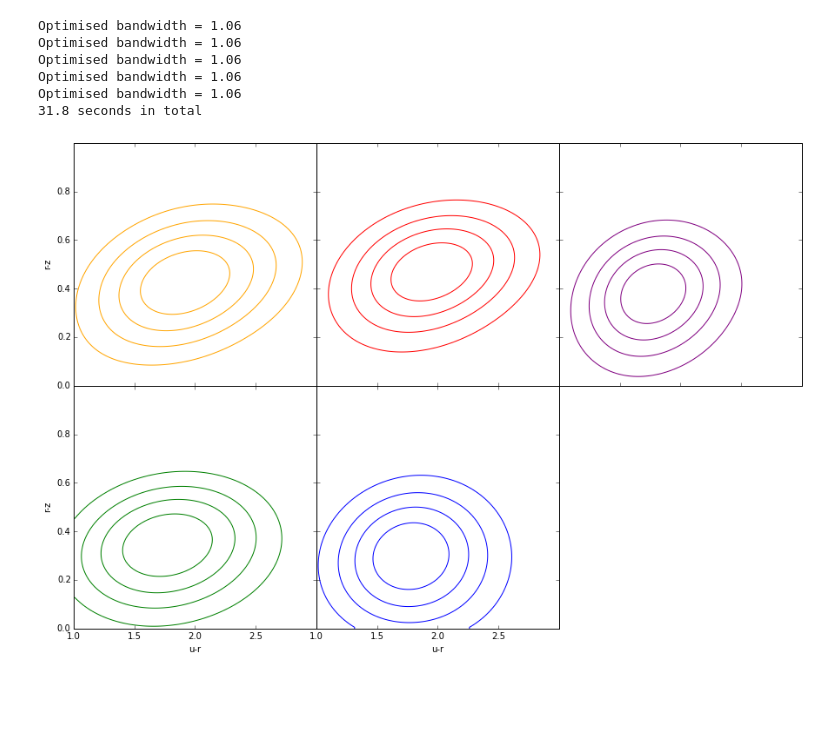
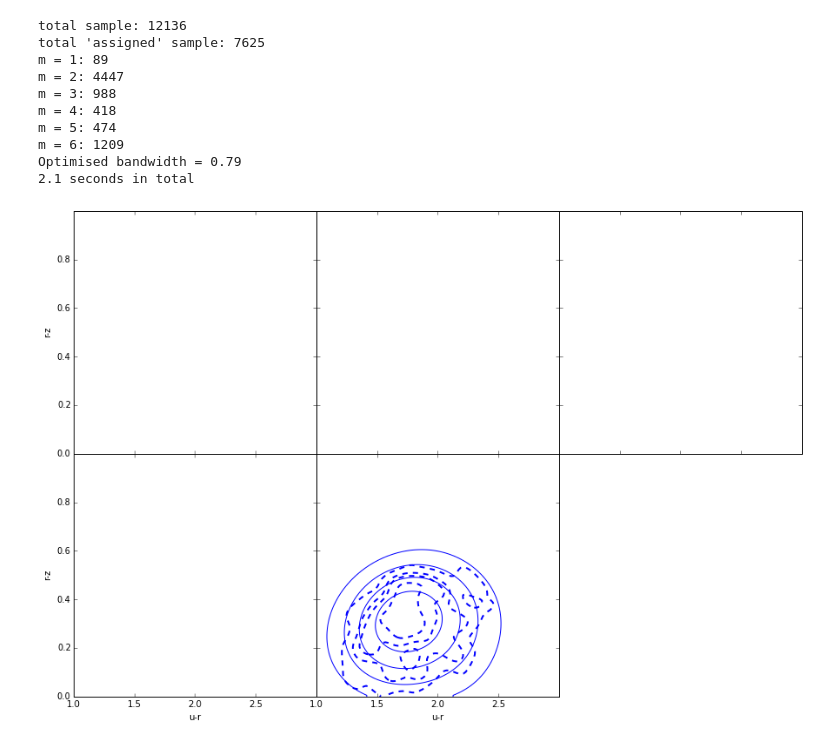
Before and after one commit to bamford/Debiasing-testing, a Jupyter notebook: Plotting_code_notebooks/2d_KDEs_v2.ipynb, the cells around one changed output. Saved outputs shown, nothing was run; the diff lists cells and outputs as text; code cells hidden in the pictures; blank space fills up the shorter version.

Commit message:
Have plotted up the output values

```diff
--- a/Plotting_code_notebooks/2d_KDEs_v2.ipynb
+++ b/Plotting_code_notebooks/2d_KDEs_v2.ipynb
@@ -29,8 +29,8 @@ def get_bins(N,x_range,y_range):
 def get_kde(values,x_range,y_range,bandwidth='optimal',N_out=100,print_bandwidth=False):
 
     if bandwidth == 'optimal':
-        params = {'bandwidth': np.linspace(0.01, 2,20)}
-        grid = GridSearchCV(KernelDensity(), params)
+        params = {'bandwidth': np.logspace(-1,1,50)}
+        grid = GridSearchCV(KernelDensity(), params,cv=10)
         grid.fit(values)
         u = grid.best_estimator_.bandwidth
 
@@ -41,12 +41,14 @@ def get_kde(values,x_range,y_range,bandwidth='optimal',N_out=100,print_bandwidth
     kde = KernelDensity(kernel='gaussian', bandwidth=u).fit(values)
     dens = np.exp(kde.score_samples(xy).reshape(N_out,N_out))
 
+
+
     if print_bandwidth:
         print('Optimised bandwidth = {0:0.2f}'.format(u))
 
-    return dens
+    return dens,grid.grid_scores_
 # %%
-def sigma_hist(x,y,N_out=100,levels=[0.2,0.4,0.6,0.8],x_range=None,y_range=None):
+def sigma_hist(x,y,N_out=100,levels=[0.2,0.4,0.6,0.8],x_range=None,y_range=None,bandwidth='optimal'):
 
     values = np.array([x,y]).T # Read the x and y data into the correct format.
 
@@ -59,18 +61,21 @@ def sigma_hist(x,y,N_out=100,levels=[0.2,0.4,0.6,0.8],x_range=None,y_range=None)
     values = values[(values[:,0] >= x_range[0]) & (values[:,0] <= x_range[1])
         & (values[:,1] >= y_range[0]) & (values[:,1] <= y_range[1])]
 
+    # Get x and y grid values:
+    X = np.linspace(x_range[0],x_range[1],N_out+1)
+    Y = np.linspace(y_range[0],y_range[1],N_out+1)
+
+    xx=np.linspace(x_range[0],x_range[1],N_out)
+    yy=np.linspace(y_range[0],y_range[1],N_out)
+
     # Scale the appropriate values:
     values = preprocessing.scale(values)
     x_range_scaled = [(x_r-np.mean(x))*(1/np.std(x)) for x_r in x_range]
     y_range_scaled = [(y_r-np.mean(y))*(1/np.std(y)) for y_r in y_range]
 
-    # Get x and y grid values:
-    X = np.linspace(x_range[0],x_range[1],N_out+1)
-    Y = np.linspace(y_range[0],y_range[1],N_out+1)
-
     # Get 2d KDE values.
-    H = get_kde(values=values,x_range=x_range_scaled
-        ,y_range=y_range_scaled,print_bandwidth=True)
+    H,gridscores = get_kde(values=values,x_range=x_range_scaled
+        ,y_range=y_range_scaled,print_bandwidth=True,bandwidth=bandwidth)
 
     # Rest is taken from the triangle.py method of plotting fractional data contours.
     #--------------------------------------------------------------------------------
@@ -113,10 +118,13 @@ def sigma_hist(x,y,N_out=100,levels=[0.2,0.4,0.6,0.8],x_range=None,y_range=None)
 
     #H2 = H2.T
     #--------------------------------------------------------------------------------
-    return X2,Y2,H2,V
+    return X2,Y2,H2,V,gridscores
 # %%
 x = np.random.randn(10**3) + 2
 y = 2*(np.random.randn(10**3)) + 1
 
-x2,y2,h2,v2=sigma_hist(x,y)
+x2,y2,h2,v2,m=sigma_hist(x,y)
+
+plt.subplot(111,aspect='equal')
+plt.contour(x2,y2,h2,v2,colors='k',levels=v2)
 # %% [output]
@@ -124,39 +134,46 @@ Optimised bandwidth = 0.43
 # %%
 # Try the contour method w. some real data
 
 start = time.clock()
 
 cx=['PETROMAG_MU','PETROMAG_MR']
 cy=['PETROMAG_MR','PETROMAG_MZ']
 
 xrng = [1,3]
 yrng = [0,1]
 
 t,ft = load_data.load(cx=cx,cy=cy,p_th=0.5,N_th=5,norm=False,p_values='d')
 b,t = load_data.assign(table=t,Nb=20,th=0.5,equal_samples=False,redistribute=False
-                       ,rd_th=0,ct_th=0,print_sizes=False)
+                       ,rd_th=0,ct_th=0,print_sizes=True)
 
-f,a = plotting.make_grid(title=False,title_position=[0,0],x_limits=[1,3],y_limits=[0,1]
+f,a = plotting.make_grid(title=False,title_position=[0,0],x_limits=xrng,y_limits=yrng
           ,x_label='u-r',y_label='r-z',x_ticks=[1,2.5,0.5],y_ticks=[0,0.8,0.2],figsize=[15,10])
 
 clr = ['orange','r','purple','g','b']
 
-for m in range(5):
+for m in range(4,5):
 
     t_r = t[b[:,1] == m]
 
     ax = a[m]
 
-    x2,y2,h2,v2 = sigma_hist(x=t_r[:,-1],y=t_r[:,-2],x_range=xrng,y_range=yrng)
+    x2,y2,h2,v2,gridscores = sigma_hist(x=t_r[:,-1],y=t_r[:,-2],x_range=xrng,y_range=yrng)
+    #x3,y3,h3,v3 = sigma_hist(x=t_r[:,-1],y=t_r[:,-2],x_range=xrng,y_range=yrng,bandwidth=0.2)
 
-    ax.contour(x2,y2,h2,v2,colors=clr[m],levels=v2)
+    ax.contour(x2,y2,h2,colors=clr[m],levels=v2)
+    ax.contour(x3,y3,h3,colors=clr[m],levels=v3,linewidth=2,linestyles='dashed',linewidths=2)
+    #ax.scatter(t_r[:,-1],t_r[:,-2],color=clr[m],marker='x',alpha=0.5)
 
 print('{0:0.1f} seconds in total'.format(time.clock() - start)) # Time it took to plot all of this.
 # %% [output]
-Optimised bandwidth = 1.06
-Optimised bandwidth = 1.06
-Optimised bandwidth = 1.06
-Optimised bandwidth = 1.06
-Optimised bandwidth = 1.06
-31.8 seconds in total
+total sample: 12136
+total 'assigned' sample: 7625
+m = 1: 89
+m = 2: 4447
+m = 3: 988
+m = 4: 418
+m = 5: 474
+m = 6: 1209
+Optimised bandwidth = 0.79
+2.1 seconds in total
-[figure, old version]
+[figure, new version]
```
Also changed, not shown: parts of 3 cells of this notebook, 1 other file.
